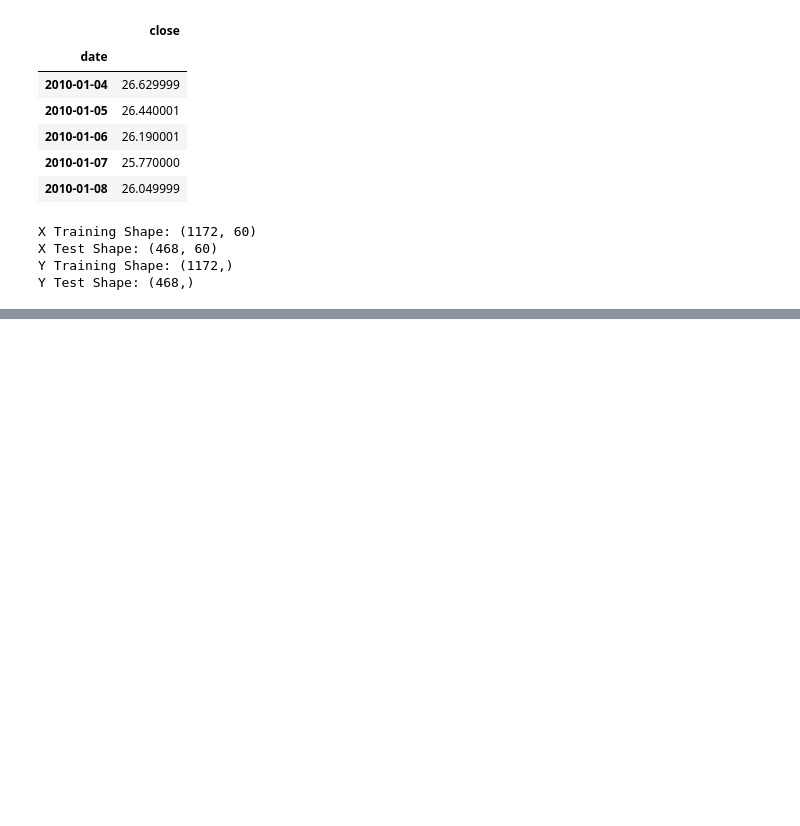
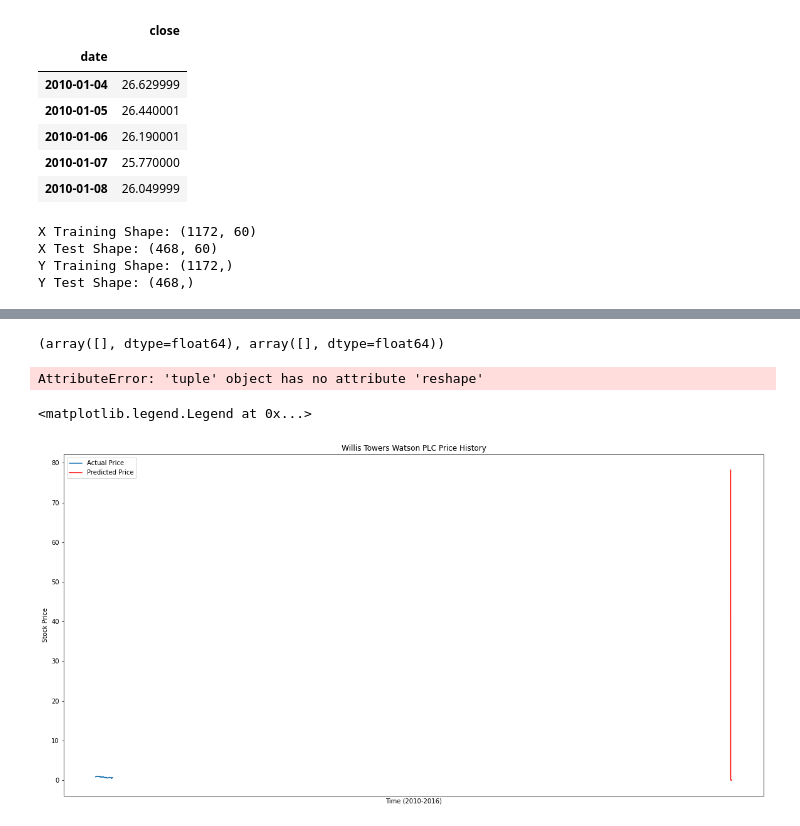
Before and after one commit to WhyHelloPear/stockmarket_analysis, a Jupyter notebook: 3_model_tests.ipynb, the cells around one changed output, grey strips where cells are left out. Cells and saved outputs as stored; diff of their text form; code cells hidden in the pictures; blank space fills up the shorter version.

```diff
--- a/3_model_tests.ipynb
+++ b/3_model_tests.ipynb
@@ -180,23 +166,62 @@ ax.legend()
 # %%
-# close_data = close_data.reshape((-1))
+data = np.array(df.copy()).reshape((-1))
 
-# def predict(num_prediction, model):
-#     prediction_list = close_data[-look_back:]
+def predict(data, num_prediction, look_back, model):
+    prediction_list = data[-look_back:]
+    data = [prediction_list, prediction_list]
+    x = build_data(data, 15)
+#     print(prediction_list)
 
-#     for _ in range(num_prediction):
-#         x = prediction_list[-look_back:]
-#         x = x.reshape((1, look_back, 1))
-#         out = model.predict(x)[0][0]
-#         prediction_list = np.append(prediction_list, out)
+#     for _ in range(num_prediction)
+#     x = prediction_list[-look_back:]
+#     x = np.asarray(x).astype('float64')
+    print(x)
+    x = x.reshape(x.shape[0],x.shape[1],1)
+    out = model.predict(x)
+    print(out)
+    prediction_list = np.append(prediction_list, out)
 #     prediction_list = prediction_list[look_back-1:]
 
-#     return prediction_list
 
-# def predict_dates(num_prediction):
-#     last_date = df['Date'].values[-1]
-#     prediction_dates = pd.date_range(last_date, periods=num_prediction+1).tolist()
-#     return prediction_dates
+    return prediction_list
 
+def predict_dates(num_prediction, dates):
+    last_date = dates.values[-1]
+    prediction_dates = pd.date_range(last_date, periods=num_prediction+1).tolist()
+    return prediction_dates
+
+
+# look_back = 15
 # num_prediction = 30
-# forecast = predict(num_prediction, model)
-# forecast_dates = predict_dates(num_prediction)
+forecast = predict(data, num_prediction, look_back, model)
+# forecast_dates = predict_dates(num_prediction, df_dates)
+
+# forecast_data = {'forecast': forecast, 'date': forecast_dates}
+# df_forecast = pd.DataFrame(data)
+# df_forecast = df_forecast.set_index('date')
+
+# df_test = pd.DataFrame(data=y_test)
+
+# print(df_forecast.head())
+
+# y_test
+X_train.shape
+# %% [output]
+(array([], dtype=float64), array([], dtype=float64))
+AttributeError: 'tuple' object has no attribute 'reshape'
+# %%
+fig, ax = plt.subplots(nrows=1,ncols=1,figsize=(20,10))
+ax.plot(y_test,label='Actual Price')
+ax.plot(df_forecast['forecast'], c='r', label='Predicted Price')
+ax.set_title('Willis Towers Watson PLC Price History')
+ax.set_ylabel('Stock Price')
+ax.set_xlabel('Time (2010-2016)')
+ax.tick_params(axis='x',
+               which='both',
+               bottom=False,
+               top=False,
+               labelbottom=False)
+ax.legend()
+# %% [output]
+<matplotlib.legend.Legend at 0x...>
+[figure, added]
```
Also changed, not shown: parts of 6 cells of this notebook.
